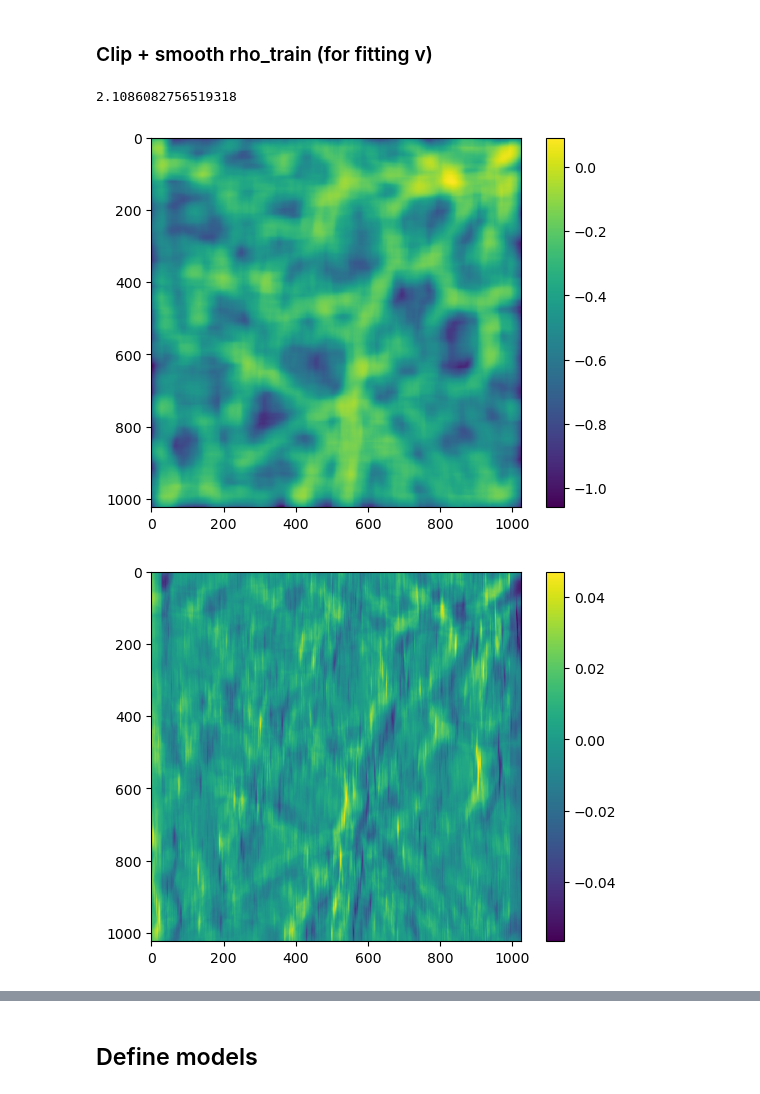
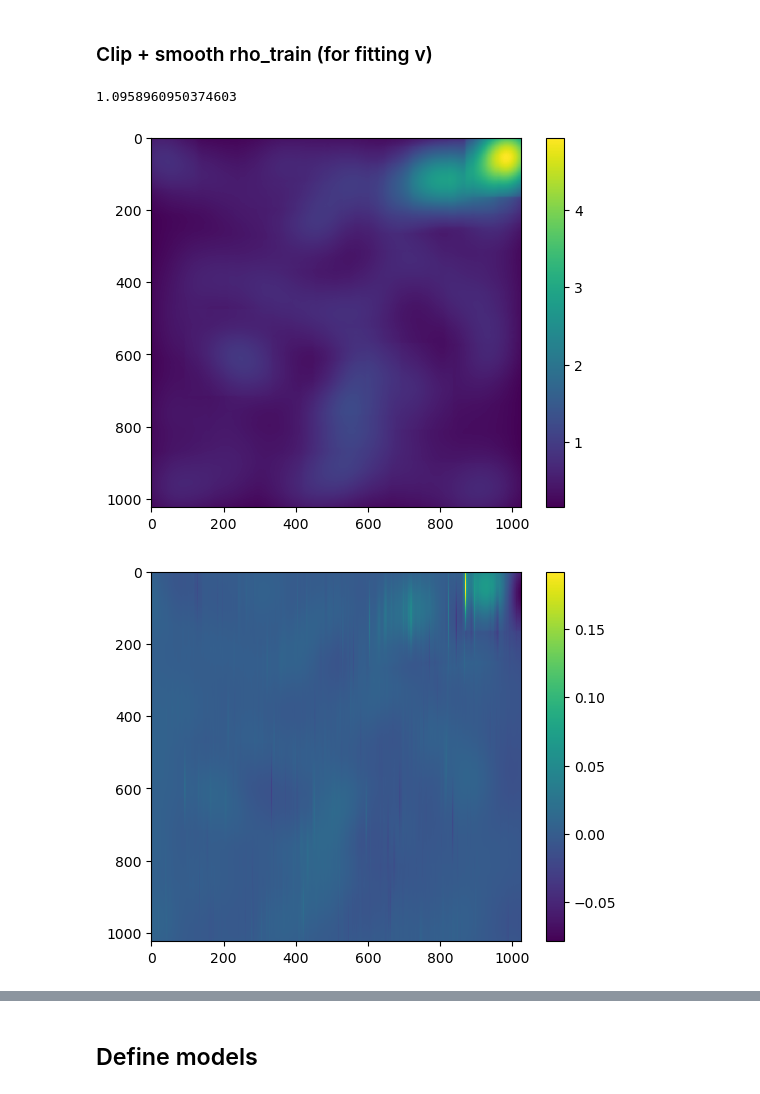
Before and after one commit to Jupiter1994/lya-tf, a Jupyter notebook: lya_fields/DM_to_bary_fitting.ipynb, the cells around one changed output, grey strips where cells are left out. Cells and saved outputs as stored; diff of their text form; code cells hidden in the pictures.

```diff
--- a/lya_fields/DM_to_bary_fitting.ipynb
+++ b/lya_fields/DM_to_bary_fitting.ipynb
@@ -92,25 +92,25 @@ rho_train = tf.cast(rho_train, 'float64')
 # %% [markdown]
 ### Clip + smooth rho_train (for fitting v)
 # %%
-rho_max = np.percentile(rho_train, 95)
+rho_max = np.percentile(rho_train, 90)
 rho_train = np.clip(rho_train, 0, rho_max)
 # %%
-print(np.percentile(rho_train, 95))
+print(np.percentile(rho_train, 90))
 # %% [output]
-2.1086082756519318
+1.0958960950374603
 # %%
-sigma = 30
-rho_train_smooth = tf.squeeze(gaussian_blur(rho_train, sigma*2, sigma))
+sigma = 60
+rho_train_smooth = tf.squeeze(gaussian_blur(rho_train, sigma*4, sigma))
 
-plt.imshow(np.log10(rho_train_smooth + 1e-15))
+plt.imshow(rho_train_smooth)
 plt.colorbar()
 plt.show()
 
 # plt.imshow(rho_train_smooth)
 # plt.colorbar()
 # plt.show()
 # %% [output]
-[figure, old version]
+[figure, new version]
 # %%
 rho_grad = np.roll(rho_train_smooth, -1, axis=-1) - \
         np.roll(rho_train_smooth, 1, axis=-1)
@@ -126,5 +126,5 @@ plt.show()
 # rho_grad = tf.cast(rho_grad, 'float64')
 # rho_grad_blurred = tf.squeeze(gaussian_blur(rho_grad, 20, 10))
 # %% [output]
-[figure, old version]
+[figure, new version]
 # %%
```
Also changed, not shown: parts of 9 cells of this notebook.
